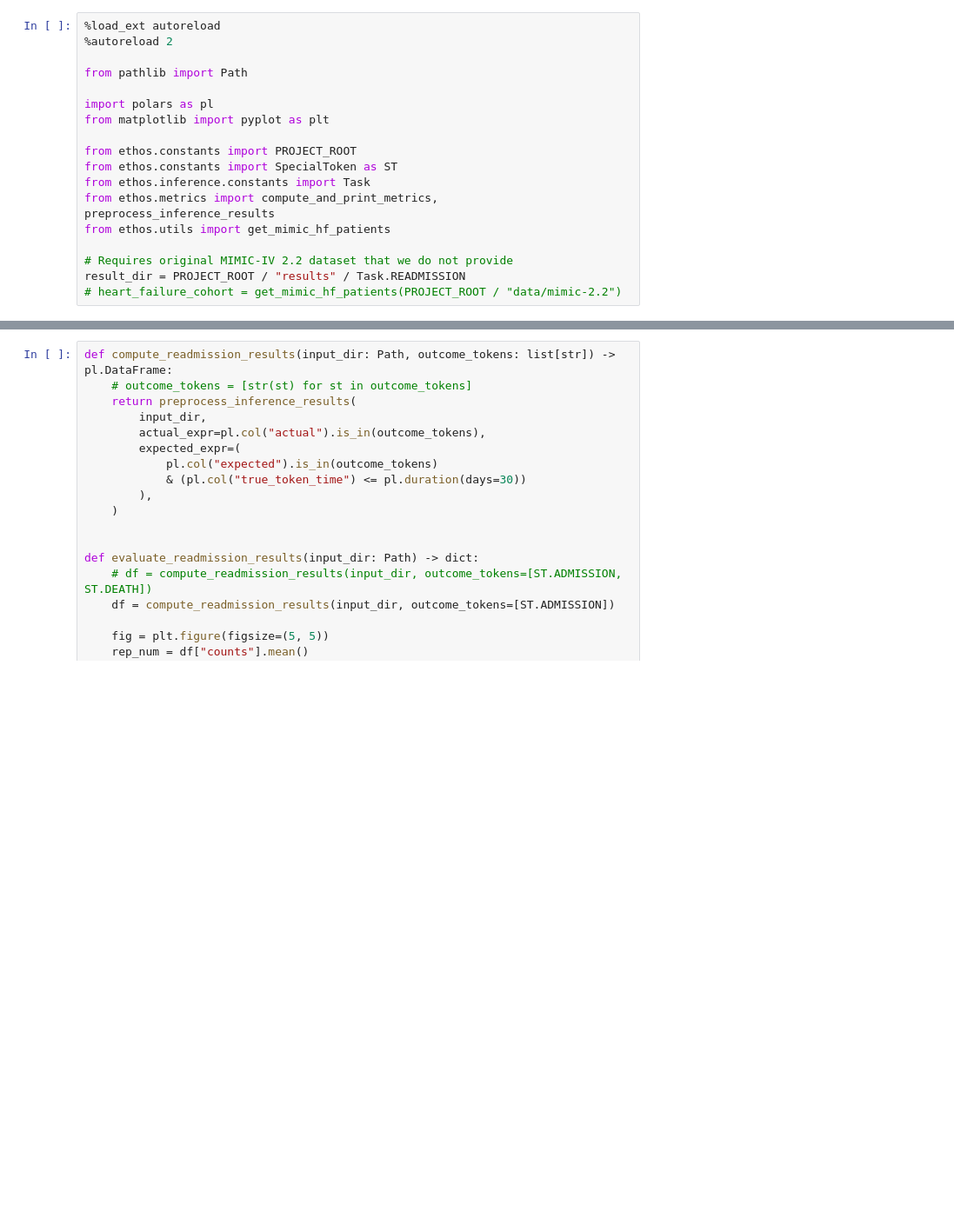
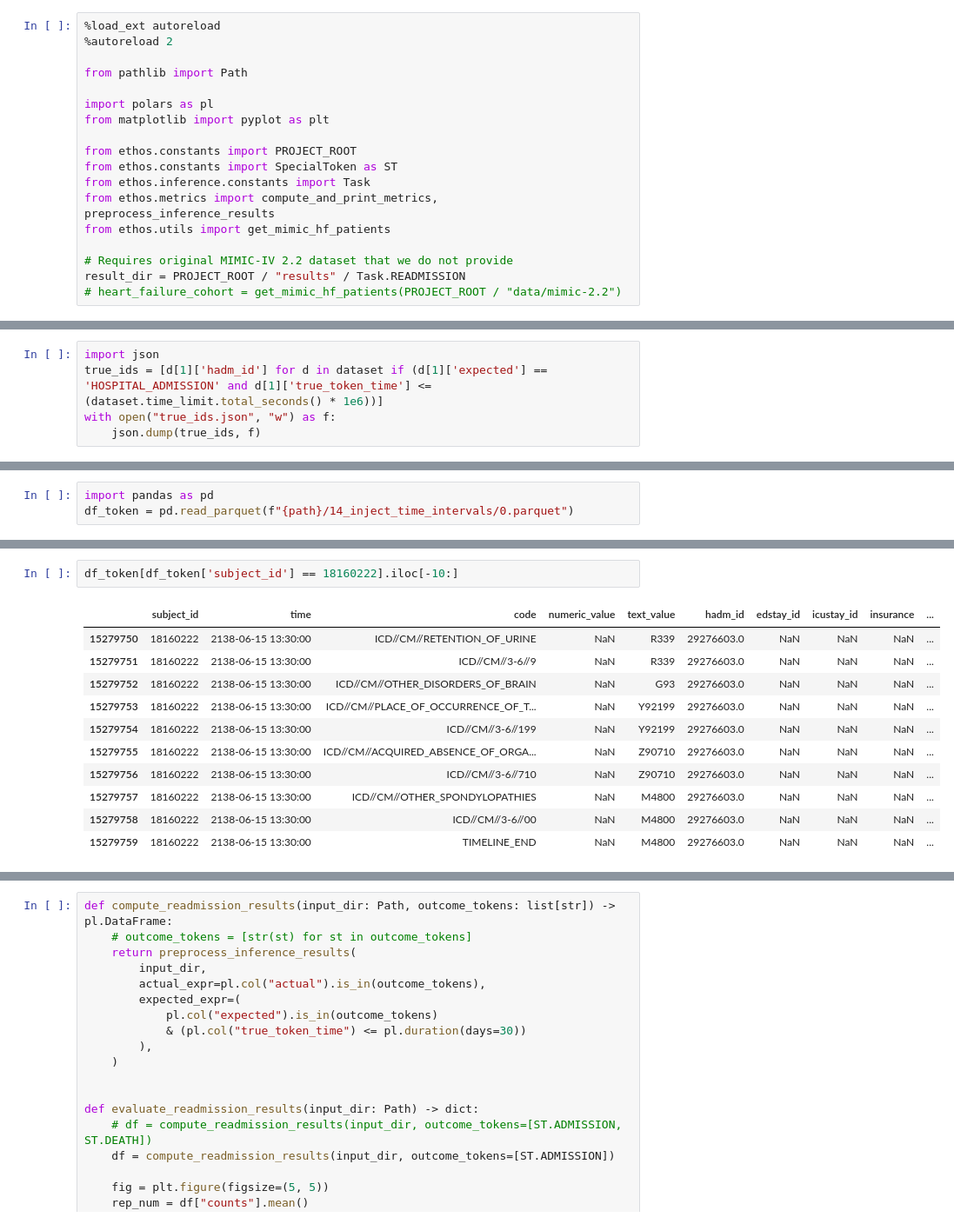
Before and after one commit to HNR1/ethos-benchmark, a Jupyter notebook: notebooks/hosp_readmission.ipynb, the cells around one changed output, grey strips where cells are left out. Shown at 87% size. Cells and saved outputs as stored; diff of their text form; blank space fills up the shorter version.

```diff
--- a/notebooks/hosp_readmission.ipynb
+++ b/notebooks/hosp_readmission.ipynb
@@ -33,0 +37,5 @@ dataset = ReadmissionDataset(path)
+# %%
+import json
+true_ids = [d[1]['hadm_id'] for d in dataset if (d[1]['expected'] == 'HOSPITAL_ADMISSION' and d[1]['true_token_time'] <= (dataset.time_limit.total_seconds() * 1e6))]
+with open("true_ids.json", "w") as f:
+    json.dump(true_ids, f)
@@ -33,0 +51,3 @@ dataset = ReadmissionDataset(path)
+# %%
+import pandas as pd
+df_token = pd.read_parquet(f"{path}/14_inject_time_intervals/0.parquet")
@@ -33,0 +68,14 @@ dataset = ReadmissionDataset(path)
+# %%
+df_token[df_token['subject_id'] == 18160222].iloc[-10:]
+# %% [output]
+|  | subject_id | time | code | numeric_value | text_value | hadm_id | edstay_id | icustay_id | insurance | ... |
+| 15279750 | 18160222 | 2138-06-15 13:30:00 | ICD//CM//RETENTION_OF_URINE | NaN | R339 | 29276603.0 | NaN | NaN | NaN | ... |
+| 15279751 | 18160222 | 2138-06-15 13:30:00 | ICD//CM//3-6//9 | NaN | R339 | 29276603.0 | NaN | NaN | NaN | ... |
+| 15279752 | 18160222 | 2138-06-15 13:30:00 | ICD//CM//OTHER_DISORDERS_OF_BRAIN | NaN | G93 | 29276603.0 | NaN | NaN | NaN | ... |
+| 15279753 | 18160222 | 2138-06-15 13:30:00 | ICD//CM//PLACE_OF_OCCURRENCE_OF_T... | NaN | Y92199 | 29276603.0 | NaN | NaN | NaN | ... |
+| 15279754 | 18160222 | 2138-06-15 13:30:00 | ICD//CM//3-6//199 | NaN | Y92199 | 29276603.0 | NaN | NaN | NaN | ... |
+| 15279755 | 18160222 | 2138-06-15 13:30:00 | ICD//CM//ACQUIRED_ABSENCE_OF_ORGA... | NaN | Z90710 | 29276603.0 | NaN | NaN | NaN | ... |
+| 15279756 | 18160222 | 2138-06-15 13:30:00 | ICD//CM//3-6//710 | NaN | Z90710 | 29276603.0 | NaN | NaN | NaN | ... |
+| 15279757 | 18160222 | 2138-06-15 13:30:00 | ICD//CM//OTHER_SPONDYLOPATHIES | NaN | M4800 | 29276603.0 | NaN | NaN | NaN | ... |
+| 15279758 | 18160222 | 2138-06-15 13:30:00 | ICD//CM//3-6//00 | NaN | M4800 | 29276603.0 | NaN | NaN | NaN | ... |
+| 15279759 | 18160222 | 2138-06-15 13:30:00 | TIMELINE_END | NaN | M4800 | 29276603.0 | NaN | NaN | NaN | ... |
```
Also changed, not shown: parts of 5 cells of this notebook, 8 other files.
